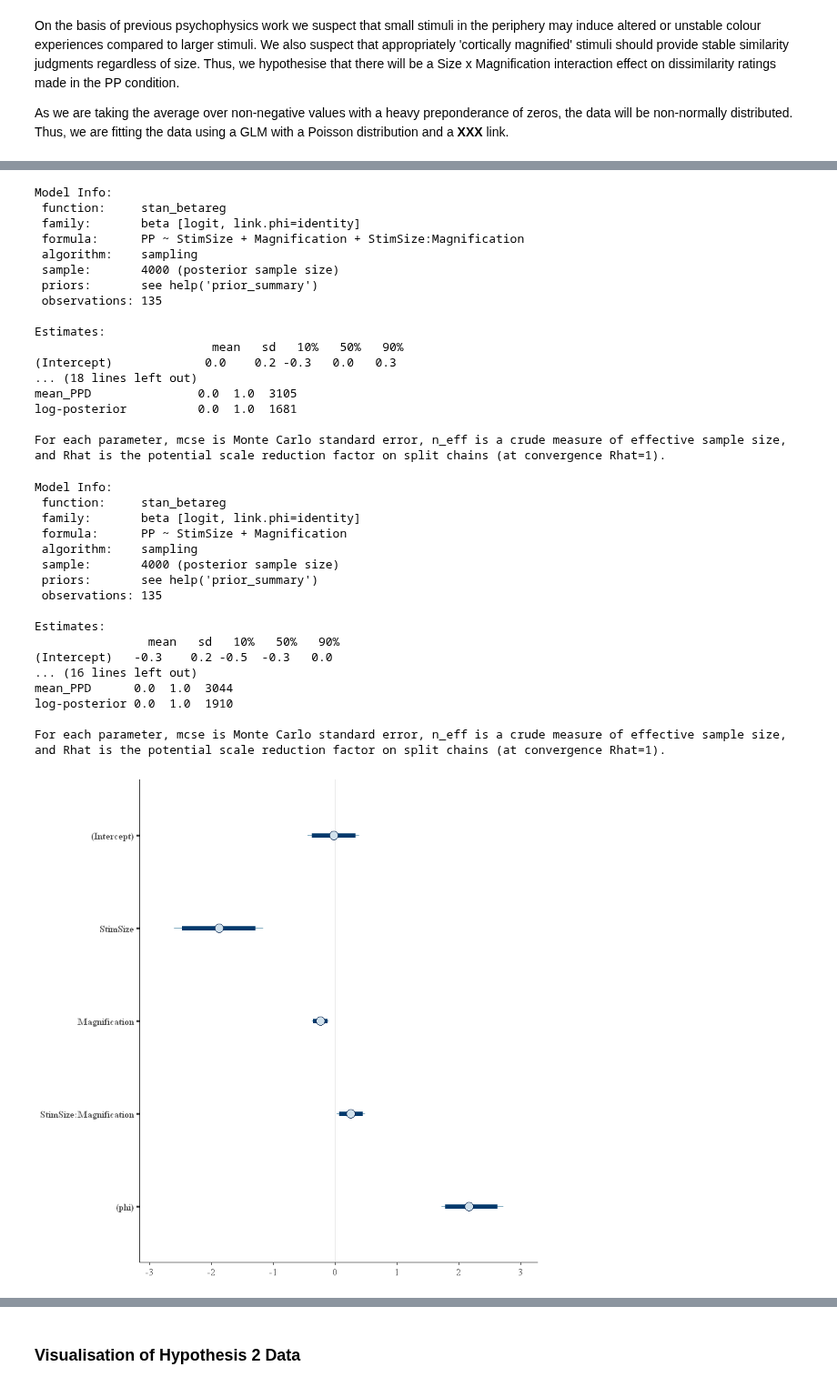
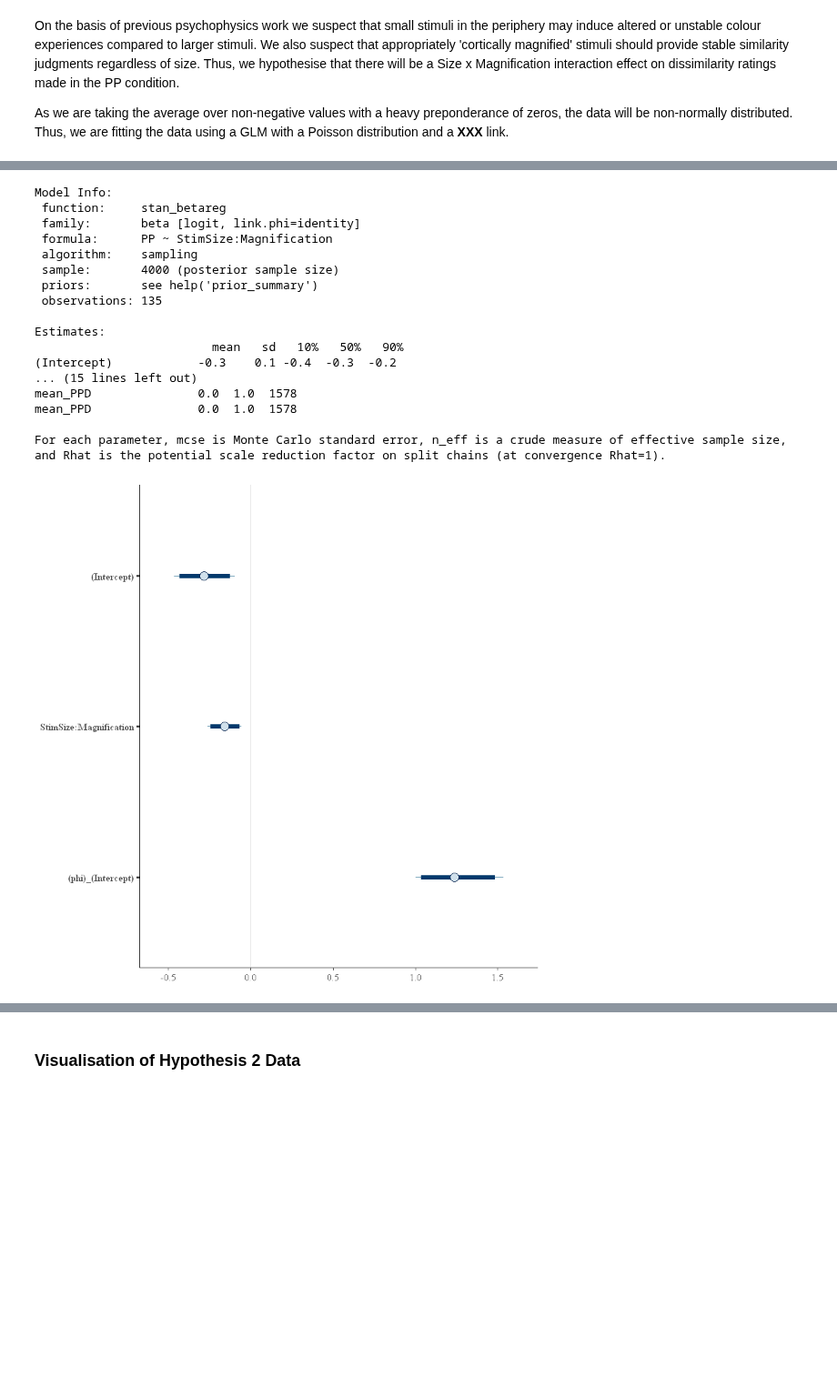
Before and after one commit to ArielZJ/Precision-Phenomenology-Data-Analysis, a Jupyter notebook: Fovea vs. Periphery Color Similarity Pilot Analysis - 2stim Analysis.ipynb, the cells around one changed output, grey strips where cells are left out. Shown at 91% size. Cells and saved outputs as stored; diff of their text form; code cells hidden in the pictures; blank space fills up the shorter version.

Commit message:
Added beta distribution simulations

```diff
--- a/Fovea vs. Periphery Color Similarity Pilot Analysis - 2stim Analysis.ipynb
+++ b/Fovea vs. Periphery Color Similarity Pilot Analysis - 2stim Analysis.ipynb
@@ -1544,7 +1594,7 @@ interaction.test <- function(data,diagnose=FALSE,link='identity',lr=FALSE){
 
     # do the test
     print(link)
-    fit <- glm(formula = PP ~ StimSize + Magnification + StimSize*Magnification,
+    fit <- glm(formula = PP ~ StimSize*Magnification,
                 family = Gamma(link="inverse"),
                data=data)
     print(summary(fit))
@@ -1628,22 +1646,34 @@ beta.bayes <- function(data,interact=TRUE){
 
     # bayesian stuff
     if(interact){
-        test <- stan_betareg(formula = PP ~ StimSize + Magnification + StimSize:Magnification,
+        test <- stan_betareg(formula = PP ~ StimSize:Magnification,
                     data = data,
-                    diagnostic_file = file.path(tempdir(),"df.csv"),
-                            prior=NULL)
+                             link = "logit",
+                             # intercept
+                             prior_intercept = normal(0,1),
+                             # parameters
+                             prior = normal(0,1),
+                             # phi aspects
+                             #link.phi = "identity",
+                    diagnostic_file = file.path(tempdir(),"df.csv")
+                    )
     } else {
         test <- stan_betareg(formula = PP ~ StimSize + Magnification,
                     data = data,
-                    diagnostic_file = file.path(tempdir(),"df2.csv"),
-                            prior=NULL)
+                    diagnostic_file = file.path(tempdir(),"df2.csv")
+                             )
     }
 
 
     return(test)
 }
-test.bb.interact <- beta.bayes(rbind(trace.df,trace.df,trace.df))
-test.bb.simple <- beta.bayes(rbind(trace.df,trace.df,trace.df), interact=FALSE)
+test.bb.interact <- beta.bayes(trace.df)
+#test.bb.interact <- beta.bayes(rbind(trace.df,trace.df,trace.df))
+#test.bb.simple <- beta.bayes(rbind(trace.df,trace.df,trace.df), interact=FALSE)
+test.bb.interact
+region <- bayesfactor_parameters(test.bb.interact)
+region
+plot(region, show_intercept = TRUE)
 # %% [output]
 SAMPLING FOR MODEL 'continuous' NOW (CHAIN 1).
 Chain 1:
@@ -1665,43 +1714,26 @@ Chain 4:
 # %%
 summary(test.bb.interact)
-summary(test.bb.simple)
+#summary(test.bb.simple)
 plot(test.bb.interact, prob = 0.95)
 # %% [output]
 Model Info:
  function:     stan_betareg
  family:       beta [logit, link.phi=identity]
- formula:      PP ~ StimSize + Magnification + StimSize:Magnification
+ formula:      PP ~ StimSize:Magnification
  algorithm:    sampling
  sample:       4000 (posterior sample size)
  priors:       see help('prior_summary')
  observations: 135
 
 Estimates:
                          mean   sd   10%   50%   90%
-(Intercept)             0.0    0.2 -0.3   0.0   0.3
-... (18 lines left out)
-mean_PPD               0.0  1.0  3105
-log-posterior          0.0  1.0  1681
+(Intercept)            -0.3    0.1 -0.4  -0.3  -0.2
+... (15 lines left out)
+mean_PPD               0.0  1.0  1578
+mean_PPD               0.0  1.0  1578
 
 For each parameter, mcse is Monte Carlo standard error, n_eff is a crude measure of effective sample size, and Rhat is the potential scale reduction factor on split chains (at convergence Rhat=1).
-Model Info:
- function:     stan_betareg
- family:       beta [logit, link.phi=identity]
- formula:      PP ~ StimSize + Magnification
- algorithm:    sampling
- sample:       4000 (posterior sample size)
- priors:       see help('prior_summary')
- observations: 135
-
-Estimates:
-                mean   sd   10%   50%   90%
-(Intercept)   -0.3    0.2 -0.5  -0.3   0.0
-... (16 lines left out)
-mean_PPD      0.0  1.0  3044
-log-posterior 0.0  1.0  1910
-
-For each parameter, mcse is Monte Carlo standard error, n_eff is a crude measure of effective sample size, and Rhat is the potential scale reduction factor on split chains (at convergence Rhat=1).
-[figure, old version]
+[figure, new version]
 # %%
 bridge_1 <- bridge_sampler(test.bb.interact)
 bridge_2 <- bridge_sampler(test.bb.simple)
```
Also changed, not shown: parts of 30 cells of this notebook.
